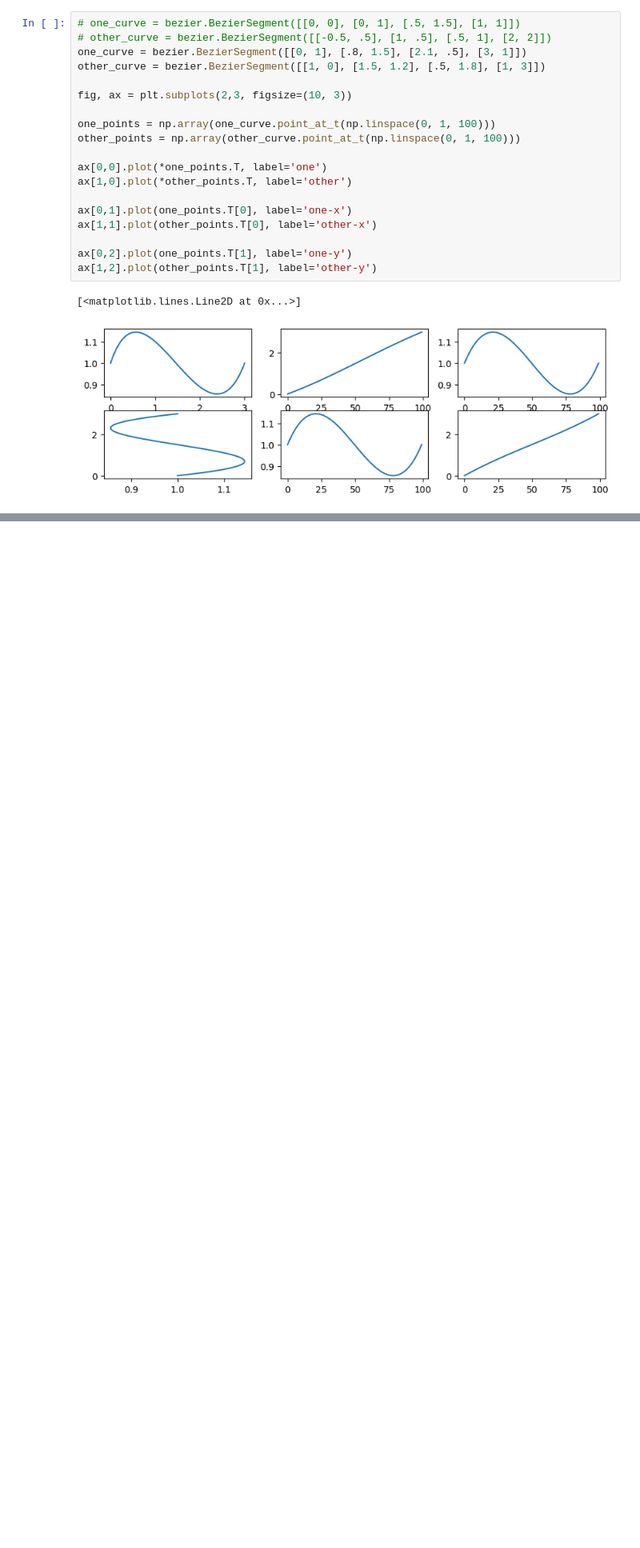
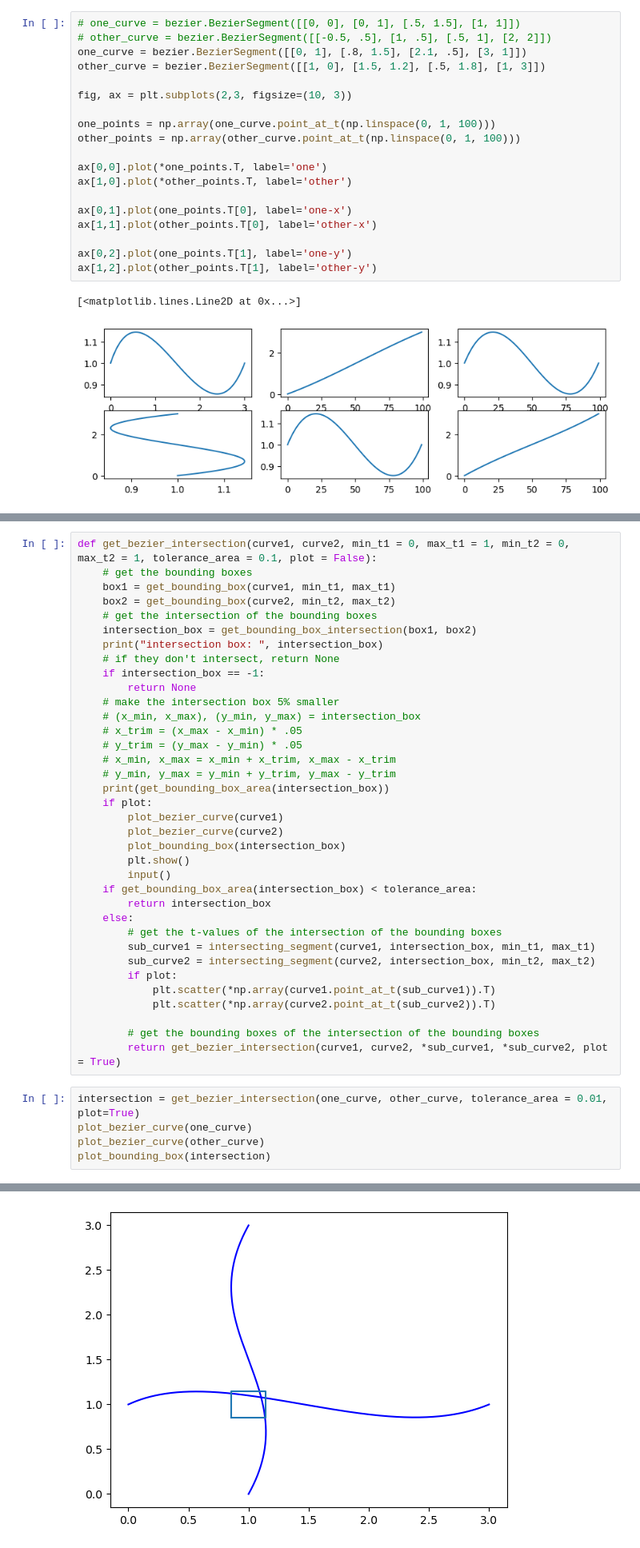
Before and after one commit to apoudel20/python-cbet, a Jupyter notebook: intersection_test.ipynb, the cells around one changed output, grey strips where cells are left out. Shown at 80% size. Cells and saved outputs as stored; diff of their text form; blank space fills up the shorter version.

```diff
--- a/intersection_test.ipynb
+++ b/intersection_test.ipynb
@@ -98,0 +135,42 @@ x_polynomial, y_polynomial = Polynomial(x_polynomial), Polynomial(y_polynomial)
+# %%
+def get_bezier_intersection(curve1, curve2, min_t1 = 0, max_t1 = 1, min_t2 = 0, max_t2 = 1, tolerance_area = 0.1, plot = False):
+    # get the bounding boxes
+    box1 = get_bounding_box(curve1, min_t1, max_t1)
+    box2 = get_bounding_box(curve2, min_t2, max_t2)
+    # get the intersection of the bounding boxes
+    intersection_box = get_bounding_box_intersection(box1, box2)
+    print("intersection box: ", intersection_box)
+    # if they don't intersect, return None
+    if intersection_box == -1:
+        return None
+    # make the intersection box 5% smaller
+    # (x_min, x_max), (y_min, y_max) = intersection_box
+    # x_trim = (x_max - x_min) * .05
+    # y_trim = (y_max - y_min) * .05
+    # x_min, x_max = x_min + x_trim, x_max - x_trim
+    # y_min, y_max = y_min + y_trim, y_max - y_trim
+    print(get_bounding_box_area(intersection_box))
+    if plot:
+        plot_bezier_curve(curve1)
+        plot_bezier_curve(curve2)
+        plot_bounding_box(intersection_box)
+        plt.show()
+        input()
+    if get_bounding_box_area(intersection_box) < tolerance_area:
+        return intersection_box
+    else:
+        # get the t-values of the intersection of the bounding boxes
+        sub_curve1 = intersecting_segment(curve1, intersection_box, min_t1, max_t1)
+        sub_curve2 = intersecting_segment(curve2, intersection_box, min_t2, max_t2)
+        if plot:
+            plt.scatter(*np.array(curve1.point_at_t(sub_curve1)).T)
+            plt.scatter(*np.array(curve2.point_at_t(sub_curve2)).T)
+
+        # get the bounding boxes of the intersection of the bounding boxes
+        return get_bezier_intersection(curve1, curve2, *sub_curve1, *sub_curve2, plot = True)
+# %%
+intersection = get_bezier_intersection(one_curve, other_curve, tolerance_area = 0.01, plot=True)
+plot_bezier_curve(one_curve)
+plot_bezier_curve(other_curve)
+plot_bounding_box(intersection)
+# %% [output]
@@ -98,0 +179 @@ x_polynomial, y_polynomial = Polynomial(x_polynomial), Polynomial(y_polynomial)
+[figure, added]
```
Also changed, not shown: parts of 8 cells of this notebook, 6 other files.
